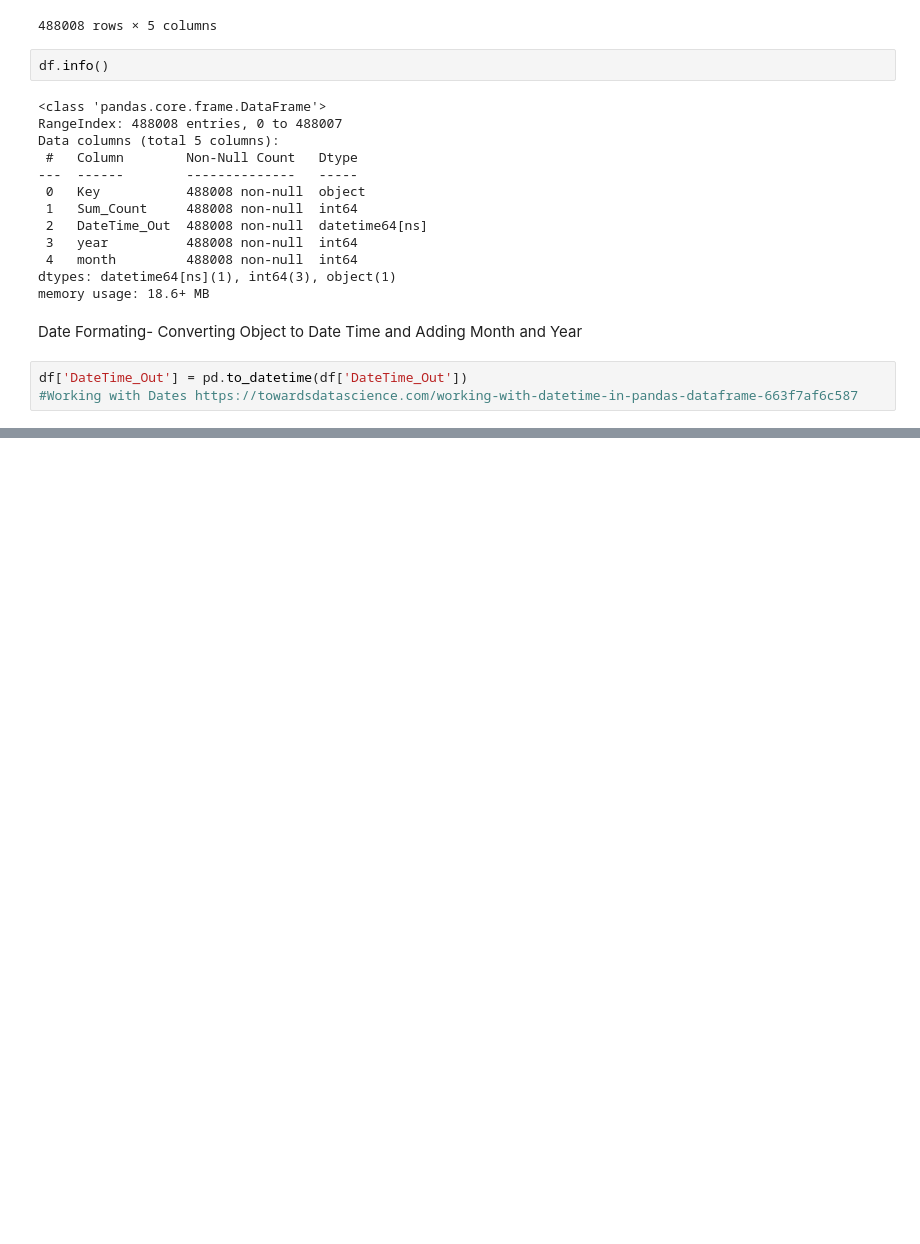
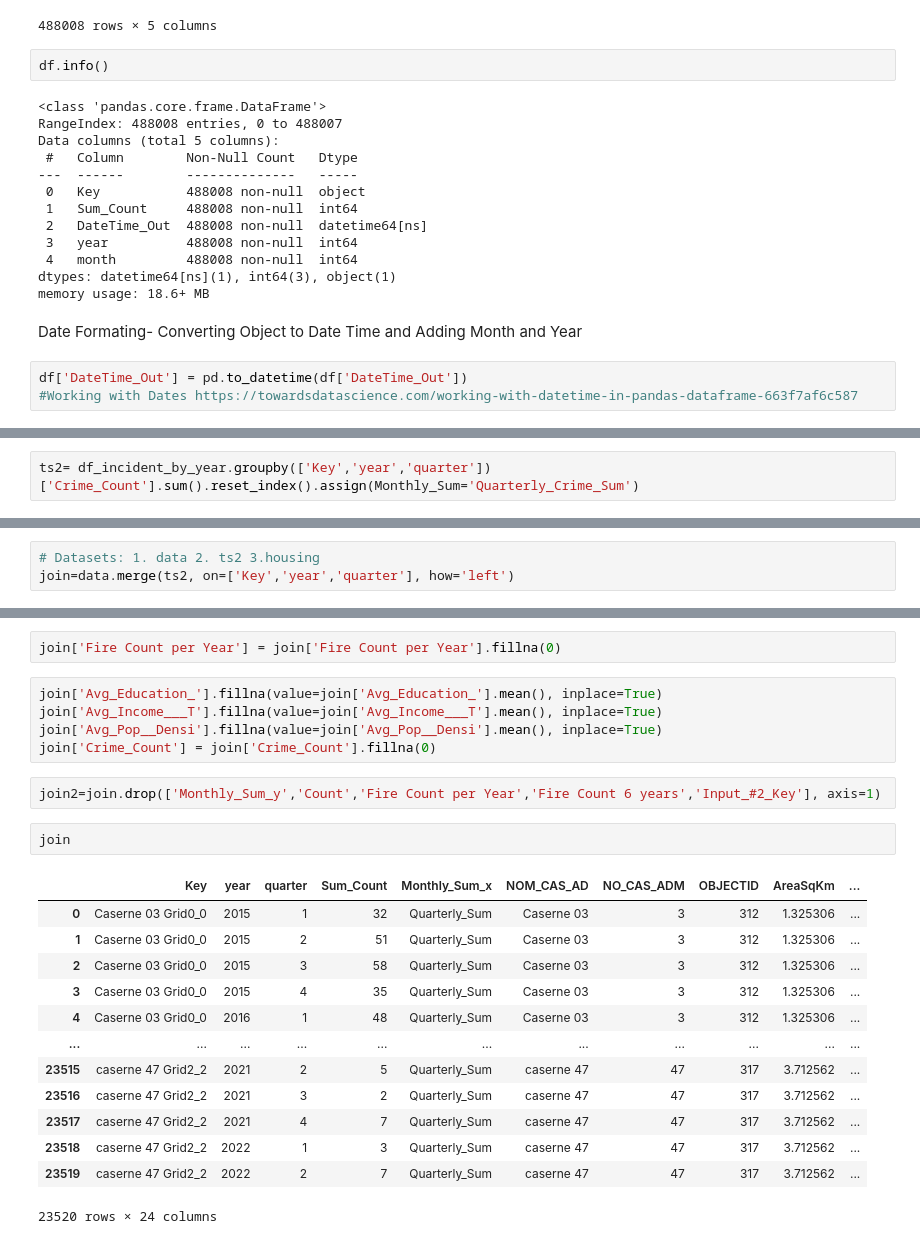
Before and after one commit to JeffRileyMtl/MontrealFire, a Jupyter notebook: Time_Series_Montreal_Fire.ipynb, the cells around one changed output, grey strips where cells are left out. Saved outputs shown, nothing was run; the diff lists cells and outputs as text; blank space fills up the shorter version.

```diff
--- a/Time_Series_Montreal_Fire.ipynb
+++ b/Time_Series_Montreal_Fire.ipynb
@@ -67,0 +175,2 @@ subtotals_by_sport
+# %%
+ts2= df_incident_by_year.groupby(['Key','year','quarter'])['Crime_Count'].sum().reset_index().assign(Monthly_Sum='Quarterly_Crime_Sum')
@@ -67,0 +263,3 @@ subtotals_by_sport
+# %%
+# Datasets: 1. data 2. ts2 3.housing
+join=data.merge(ts2, on=['Key','year','quarter'], how='left')
@@ -67,0 +286,25 @@ subtotals_by_sport
+# %%
+join['Fire Count per Year'] = join['Fire Count per Year'].fillna(0)
+# %%
+join['Avg_Education_'].fillna(value=join['Avg_Education_'].mean(), inplace=True)
+join['Avg_Income___T'].fillna(value=join['Avg_Income___T'].mean(), inplace=True)
+join['Avg_Pop__Densi'].fillna(value=join['Avg_Pop__Densi'].mean(), inplace=True)
+join['Crime_Count'] = join['Crime_Count'].fillna(0)
+# %%
+join2=join.drop(['Monthly_Sum_y','Count','Fire Count per Year','Fire Count 6 years','Input_#2_Key'], axis=1)
+# %%
+join
+# %% [output]
+|  | Key | year | quarter | Sum_Count | Monthly_Sum_x | NOM_CAS_AD | NO_CAS_ADM | OBJECTID | AreaSqKm | ... |
+| 0 | Caserne 03 Grid0_0 | 2015 | 1 | 32 | Quarterly_Sum | Caserne 03 | 3 | 312 | 1.325306 | ... |
+| 1 | Caserne 03 Grid0_0 | 2015 | 2 | 51 | Quarterly_Sum | Caserne 03 | 3 | 312 | 1.325306 | ... |
+| 2 | Caserne 03 Grid0_0 | 2015 | 3 | 58 | Quarterly_Sum | Caserne 03 | 3 | 312 | 1.325306 | ... |
+| 3 | Caserne 03 Grid0_0 | 2015 | 4 | 35 | Quarterly_Sum | Caserne 03 | 3 | 312 | 1.325306 | ... |
+| 4 | Caserne 03 Grid0_0 | 2016 | 1 | 48 | Quarterly_Sum | Caserne 03 | 3 | 312 | 1.325306 | ... |
+| ... | ... | ... | ... | ... | ... | ... | ... | ... | ... | ... |
+| 23515 | caserne 47 Grid2_2 | 2021 | 2 | 5 | Quarterly_Sum | caserne 47 | 47 | 317 | 3.712562 | ... |
+| 23516 | caserne 47 Grid2_2 | 2021 | 3 | 2 | Quarterly_Sum | caserne 47 | 47 | 317 | 3.712562 | ... |
+| 23517 | caserne 47 Grid2_2 | 2021 | 4 | 7 | Quarterly_Sum | caserne 47 | 47 | 317 | 3.712562 | ... |
+| 23518 | caserne 47 Grid2_2 | 2022 | 1 | 3 | Quarterly_Sum | caserne 47 | 47 | 317 | 3.712562 | ... |
+| 23519 | caserne 47 Grid2_2 | 2022 | 2 | 7 | Quarterly_Sum | caserne 47 | 47 | 317 | 3.712562 | ... |
+23520 rows × 24 columns
```
Also changed, not shown: parts of 25 cells of this notebook, 2 other files.
